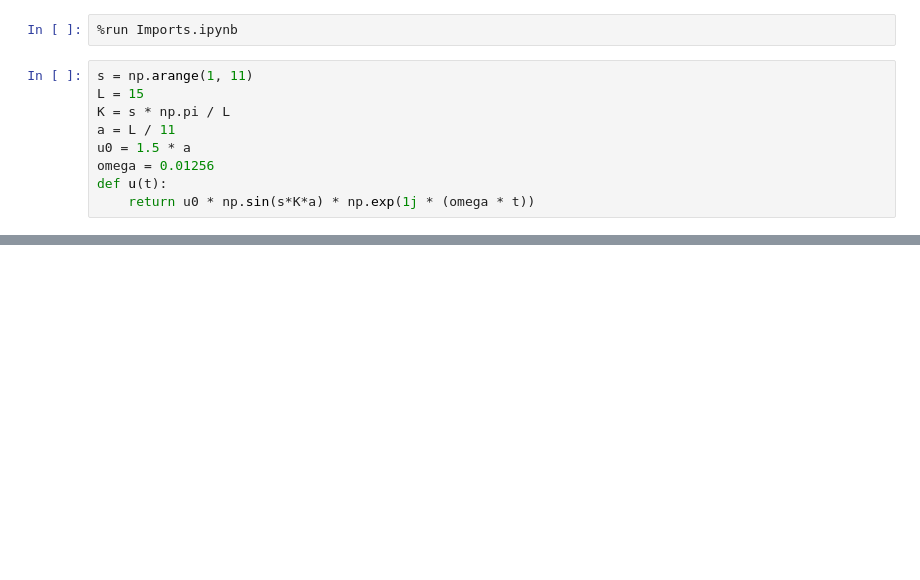
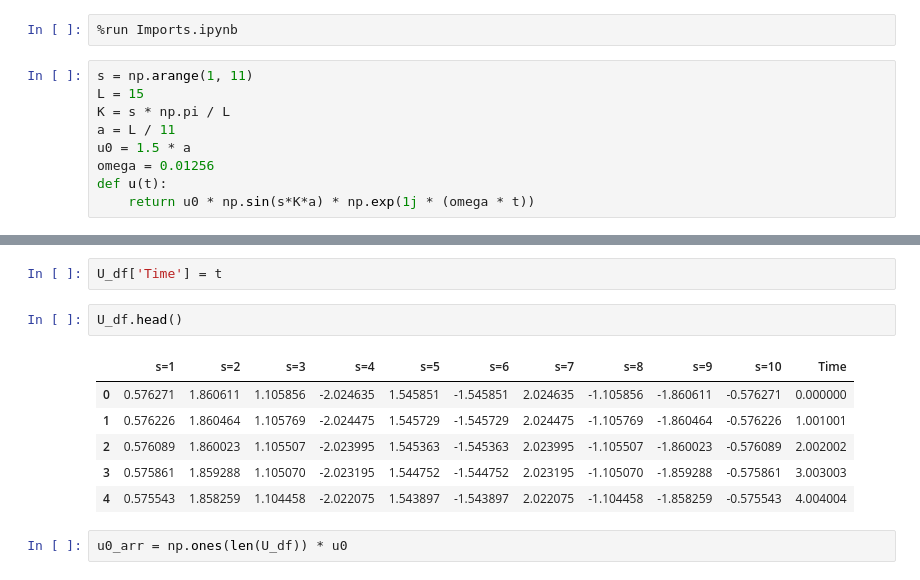
Before and after one commit to Ben-physics-dotcom/Solid_State_Physics_Equations, a Jupyter notebook: Notebooks/DOS.ipynb, the cells around one changed output, grey strips where cells are left out. Saved outputs shown, nothing was run; the diff lists cells and outputs as text; blank space fills up the shorter version.

```diff
--- a/Notebooks/DOS.ipynb
+++ b/Notebooks/DOS.ipynb
@@ -35,0 +39,13 @@ array([[ 0.57627114,  1.8606109 ,  1.10585622, ..., -1.10585622,
+# %%
+U_df['Time'] = t
+# %%
+U_df.head()
+# %% [output]
+|  | s=1 | s=2 | s=3 | s=4 | s=5 | s=6 | s=7 | s=8 | s=9 | s=10 | Time |
+| 0 | 0.576271 | 1.860611 | 1.105856 | -2.024635 | 1.545851 | -1.545851 | 2.024635 | -1.105856 | -1.860611 | -0.576271 | 0.000000 |
+| 1 | 0.576226 | 1.860464 | 1.105769 | -2.024475 | 1.545729 | -1.545729 | 2.024475 | -1.105769 | -1.860464 | -0.576226 | 1.001001 |
+| 2 | 0.576089 | 1.860023 | 1.105507 | -2.023995 | 1.545363 | -1.545363 | 2.023995 | -1.105507 | -1.860023 | -0.576089 | 2.002002 |
+| 3 | 0.575861 | 1.859288 | 1.105070 | -2.023195 | 1.544752 | -1.544752 | 2.023195 | -1.105070 | -1.859288 | -0.575861 | 3.003003 |
+| 4 | 0.575543 | 1.858259 | 1.104458 | -2.022075 | 1.543897 | -1.543897 | 2.022075 | -1.104458 | -1.858259 | -0.575543 | 4.004004 |
+# %%
+u0_arr = np.ones(len(U_df)) * u0
```
Also changed, not shown: parts of 8 cells of this notebook.
